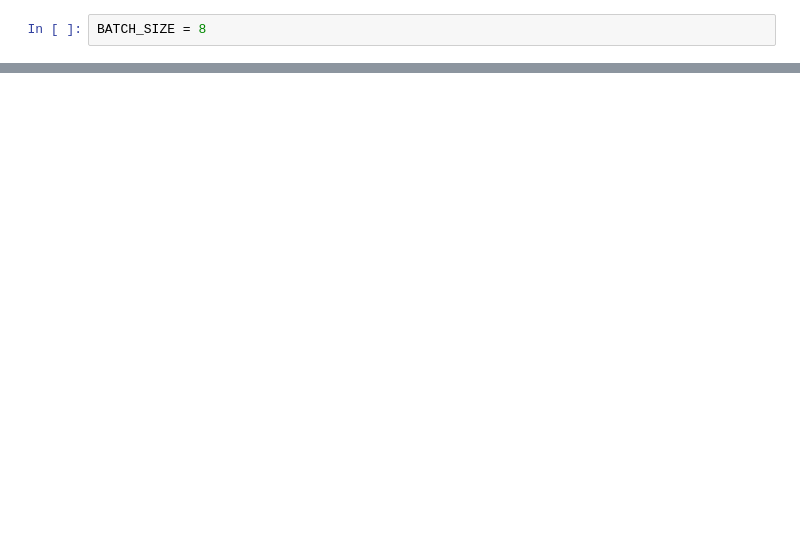
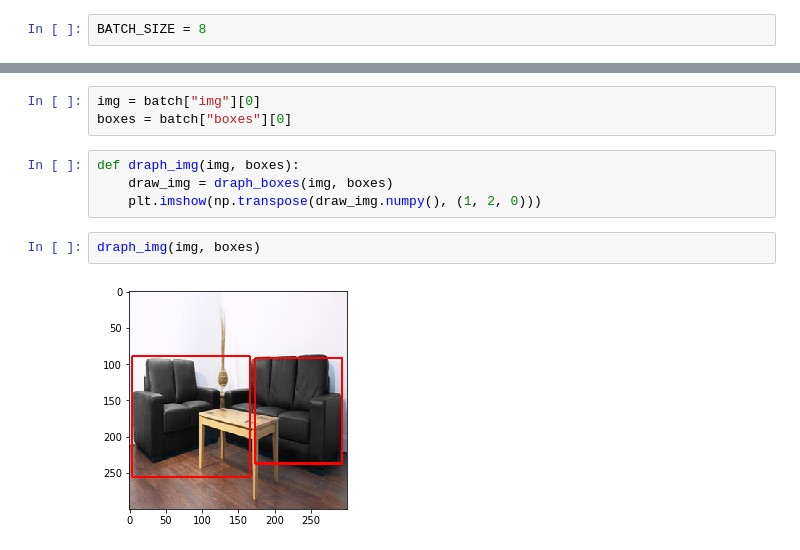
Before and after one commit to PavloZakala/ML_projects, a Jupyter notebook: object_detecion.ipynb, the cells around one changed output, grey strips where cells are left out. Drawn from its saved outputs; the diff is of its cells as text; blank space fills up the shorter version.

```diff
--- a/object_detecion.ipynb
+++ b/object_detecion.ipynb
@@ -116,0 +142,11 @@ plt.imshow(np.transpose(ngrid, (1, 2, 0)))
+# %%
+img = batch["img"][0]
+boxes = batch["boxes"][0]
+# %%
+def draph_img(img, boxes):
+    draw_img = draph_boxes(img, boxes)
+    plt.imshow(np.transpose(draw_img.numpy(), (1, 2, 0)))
+# %%
+draph_img(img, boxes)
+# %% [output]
+[figure, added]
```
Also changed, not shown: parts of 7 cells of this notebook.
